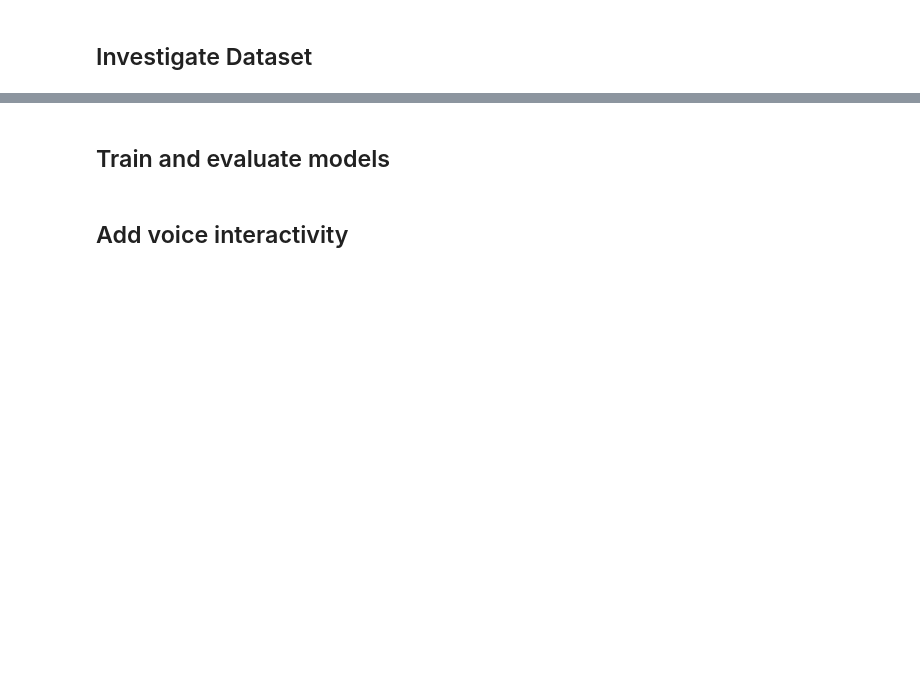
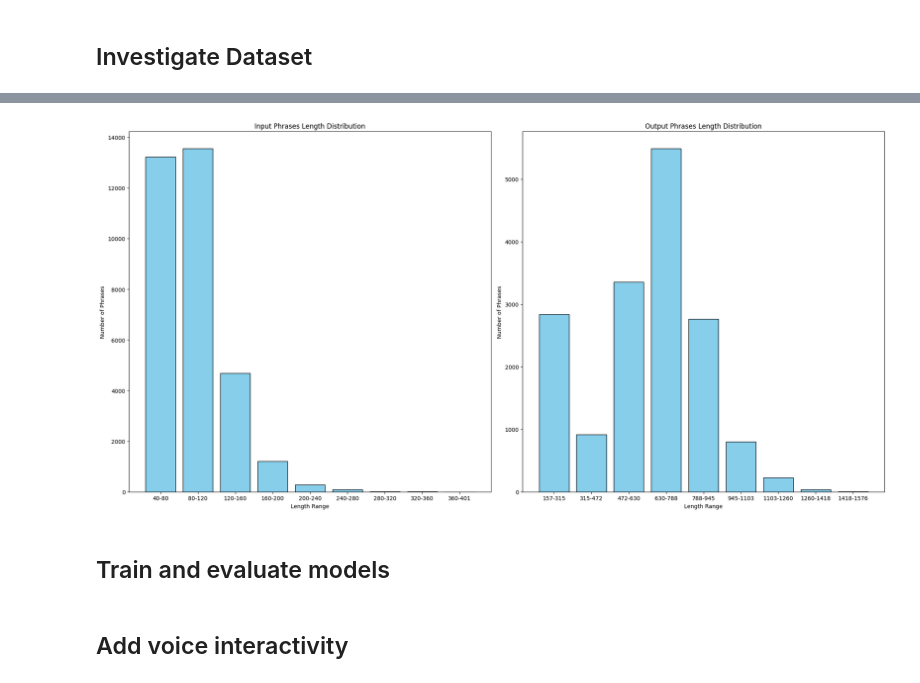
Before and after one commit to steq28/MedicalMeadow, a Jupyter notebook: ATML_part2.ipynb, the cells around one changed output, grey strips where cells are left out. Saved outputs shown, nothing was run; the diff lists cells and outputs as text; code cells hidden in the pictures; blank space fills up the shorter version.

```diff
--- a/ATML_part2.ipynb
+++ b/ATML_part2.ipynb
@@ -44,3 +99,50 @@ Output: Very low Mg2+ levels correspond to low PTH levels which in turn results
+# %%
+input_phrases = ds['input']
+output_phrases = ds['output']
+
+# Calculate the length of each phrase
+input_lengths = [len(phrase) for phrase in input_phrases]
+output_lengths = [len(phrase) for phrase in output_phrases]
+
+# Define the bins for the length ranges
+max_input = max(input_lengths)
+max_output = max(output_lengths)
+
+input_bins = [i * max_input / 10 for i in range(1, 11)]
+output_bins = [i * max_output / 10 for i in range(1, 11)]
+bin_labels_input = [f'{int(input_bins[i-1])}-{int(input_bins[i])}' for i in range(1, 10)]
+bin_labels_output = [f'{int(output_bins[i-1])}-{int(output_bins[i])}' for i in range(1, 10)]
+
+# Bin the lengths into the categories
+input_binned = np.digitize(input_lengths, input_bins)  # Categorize based on input lengths
+output_binned = np.digitize(output_lengths, output_bins)  # Categorize based on output lengths
+
+# Count how many phrases fall into each bin
+input_bin_counts = [sum(input_binned == i) for i in range(1, len(input_bins))]
+output_bin_counts = [sum(output_binned == i) for i in range(1, len(output_bins))]
+
+# Plotting the bar charts
+plt.figure(figsize=(20, 10))
+
+# Plotting the input phrase lengths
+plt.subplot(1, 2, 1)
+plt.bar(bin_labels_input, input_bin_counts, color='skyblue', edgecolor='black')
+plt.title('Input Phrases Length Distribution')
+plt.xlabel('Length Range')
+plt.ylabel('Number of Phrases')
+
+# Plotting the output phrase lengths
+plt.subplot(1, 2, 2)
+plt.bar(bin_labels_output, output_bin_counts, color='skyblue', edgecolor='black')
+plt.title('Output Phrases Length Distribution')
+plt.xlabel('Length Range')
+plt.ylabel('Number of Phrases')
+
+# Show the plots
+plt.tight_layout()
+plt.show()
+# %% [output]
+[figure, added]
 # %% [markdown]
 ## Train and evaluate models
 # %% [markdown]
```
Also changed, not shown: parts of 6 cells of this notebook.
